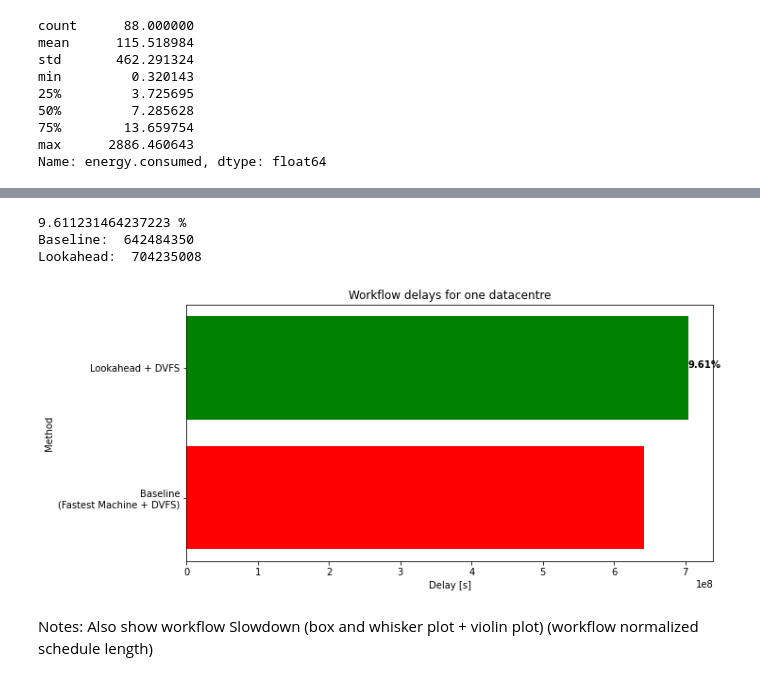
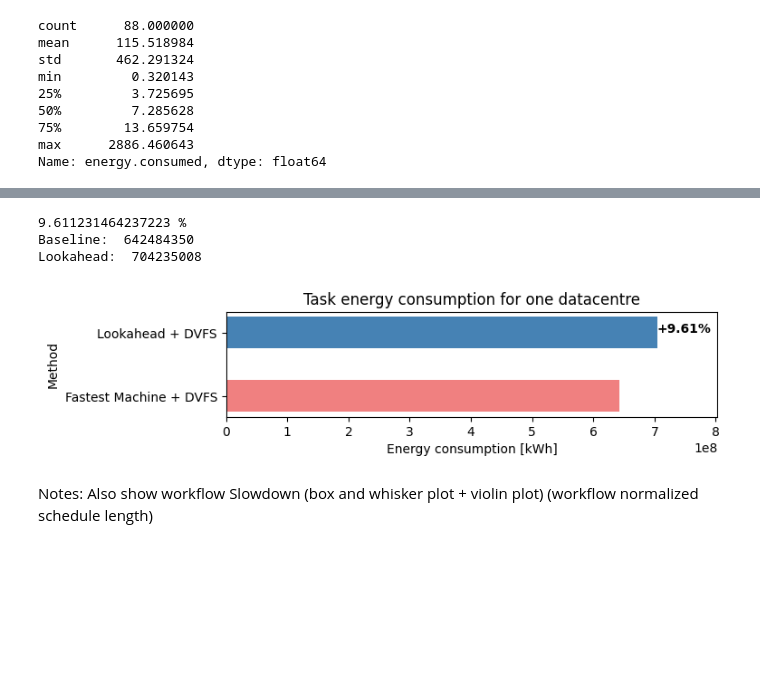
Before and after one commit to Raiduy/gdc-energy-efficiency-analysis, a Jupyter notebook: experiment_result_processing.ipynb, the cells around one changed output, grey strips where cells are left out. Cells and saved outputs as stored; diff of their text form; code cells hidden in the pictures; blank space fills up the shorter version.

```diff
--- a/experiment_result_processing.ipynb
+++ b/experiment_result_processing.ipynb
@@ -47,7 +47,9 @@ def create_env_dataframe(path_ex, trace_name):
 Experiment paths
 # %%
 path_ex1 = '../EX_1/'
-path_ex2 = '../EX_2'
+path_ex2 = '../EX_2/'
+
+colors = ['lightcoral', 'steelblue', 'yellowgreen']
 # %% [markdown]
 Datacentre dependent dataframes
 # %%
@@ -235,29 +242,43 @@ workflows_dc1_lah_df['workflow_delays'] = workflows_dc1_lah_df['time.complete']
 # %%
 # calculate cumulative workflow delays
 total_delay_fmp = workflows_dc1_fmp_df['workflow_delays'].sum()
 total_delay_lah = workflows_dc1_lah_df['workflow_delays'].sum()
 
 # calculate the percentage of delay
 delay_percentage = (total_delay_lah - total_delay_fmp) / total_delay_fmp * 100
 print(delay_percentage, '%')
 print('Baseline: ', total_delay_fmp)
 print('Lookahead: ', total_delay_lah)
 
-# plot the results in a horizontal bar chart with difference percentage
-fig, ax = plt.subplots(figsize=(10, 5))
-ax.barh('Baseline\n(Fastest Machine + DVFS)', total_delay_fmp, color='red')
-ax.barh('Lookahead + DVFS', total_delay_lah, color='green')
-ax.set_title('Workflow delays for one datacentre')
-ax.set_xlabel('Delay [s]')
+# # plot the results in a horizontal bar chart with difference percentage
+# fig, ax = plt.subplots(figsize=(10, 5))
+# ax.barh('Baseline\n(Fastest Machine + DVFS)', total_delay_fmp, color='red')
+# ax.barh('Lookahead + DVFS', total_delay_lah, color='green')
+# ax.set_title('Workflow delays for one datacentre')
+# ax.set_xlabel('Delay [s]')
+# ax.set_ylabel('Method')
+# # ax.text(bl, 0, str(round(bl, 2)), color='black', fontweight='bold')
+# ax.text(total_delay_lah, 1, str(round(delay_percentage, 2))+'%', color='black', fontweight='bold')
+# plt.show()
+
+
+bar_height = 0.5
+fig, ax = plt.subplots(figsize=(7, 1.5))
+ax.barh('Fastest Machine + DVFS', total_delay_fmp, color=colors[0], height=bar_height)
+ax.barh('Lookahead + DVFS', total_delay_lah, color=colors[1], height=bar_height)
+ax.set_title('Task energy consumption for one datacentre')
+ax.set_xlabel('Energy consumption [kWh]')
 ax.set_ylabel('Method')
+# ax.margins(y=0.01)
+ax.margins(x=0.14)
 # ax.text(bl, 0, str(round(bl, 2)), color='black', fontweight='bold')
-ax.text(total_delay_lah, 1, str(round(delay_percentage, 2))+'%', color='black', fontweight='bold')
+ax.text(total_delay_lah, 1, '+'+str(round(delay_percentage, 2))+'%', color='black', fontweight='bold')
 plt.show()
 # %% [output]
 9.611231464237223 %
 Baseline:  642484350
 Lookahead:  704235008
-[figure, old version]
+[figure, new version]
 # %% [markdown]
 Notes:
 Also show workflow Slowdown (box and whisker plot + violin plot) (workflow normalized schedule length)
```
Also changed, not shown: parts of 13 cells of this notebook.
